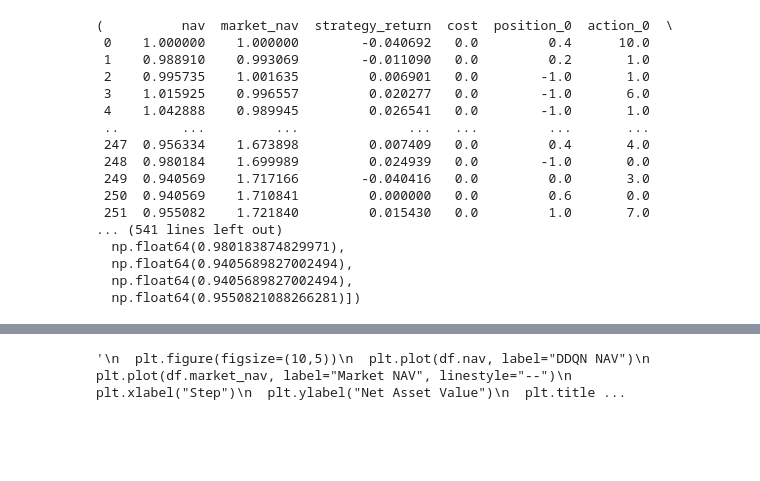
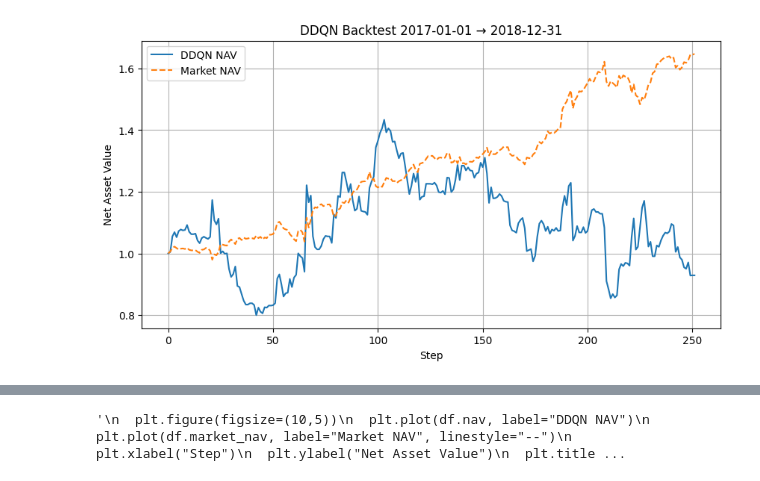
Before and after one commit to xpeng-26/Erdos_Finance_LLM_Project, a Jupyter notebook: Notebooks/backtest.ipynb, the cells around one changed output, grey strips where cells are left out. Saved outputs shown, nothing was run; the diff lists cells and outputs as text; code cells hidden in the pictures; blank space fills up the shorter version.

Commit message:
update backtest

```diff
--- a/Notebooks/backtest.ipynb
+++ b/Notebooks/backtest.ipynb
@@ -29,22 +29,6 @@ mode_path = os.path.join(config['info']['local_data_path'], 'models/final_model_
 # %%
 from gymnasium.spaces import Discrete, MultiDiscrete
 from gymnasium import spaces
-backtest.backtest_DDQN_agent(config=config,logger=logger, model_path=mode_path)
+df,actions, navs = backtest.backtest_DDQN_agent(config=config,logger=logger, model_path=mode_path)
 # %% [output]
-(          nav  market_nav  strategy_return  cost  position_0  action_0  \
- 0    1.000000    1.000000        -0.040692   0.0         0.4      10.0
- 1    0.988910    0.993069        -0.011090   0.0         0.2       1.0
- 2    0.995735    1.001635         0.006901   0.0        -1.0       1.0
- 3    1.015925    0.996557         0.020277   0.0        -1.0       6.0
- 4    1.042888    0.989945         0.026541   0.0        -1.0       1.0
- ..        ...         ...              ...   ...         ...       ...
- 247  0.956334    1.673898         0.007409   0.0         0.4       4.0
- 248  0.980184    1.699989         0.024939   0.0        -1.0       0.0
- 249  0.940569    1.717166        -0.040416   0.0         0.0       3.0
- 250  0.940569    1.710841         0.000000   0.0         0.6       0.0
- 251  0.955082    1.721840         0.015430   0.0         1.0       7.0
-... (541 lines left out)
-  np.float64(0.980183874829971),
-  np.float64(0.9405689827002494),
-  np.float64(0.9405689827002494),
-  np.float64(0.9550821088266281)])
+[figure, added]
```
Also changed, not shown: parts of 4 cells of this notebook, 2 other files.
